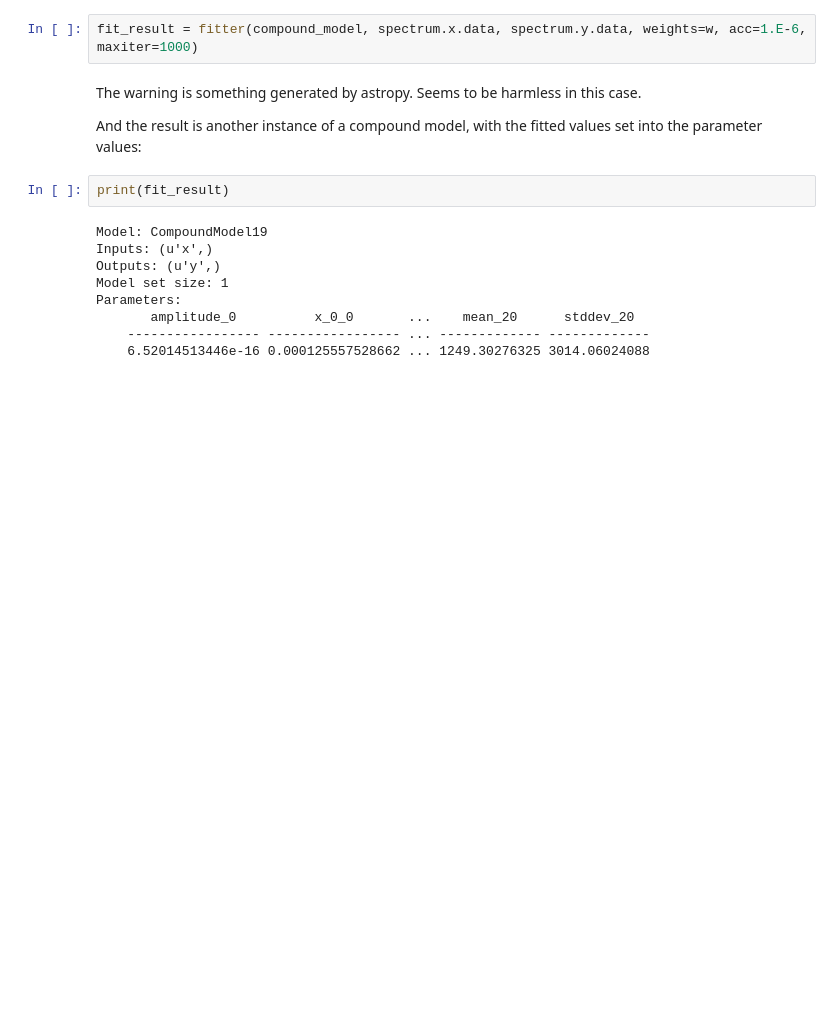
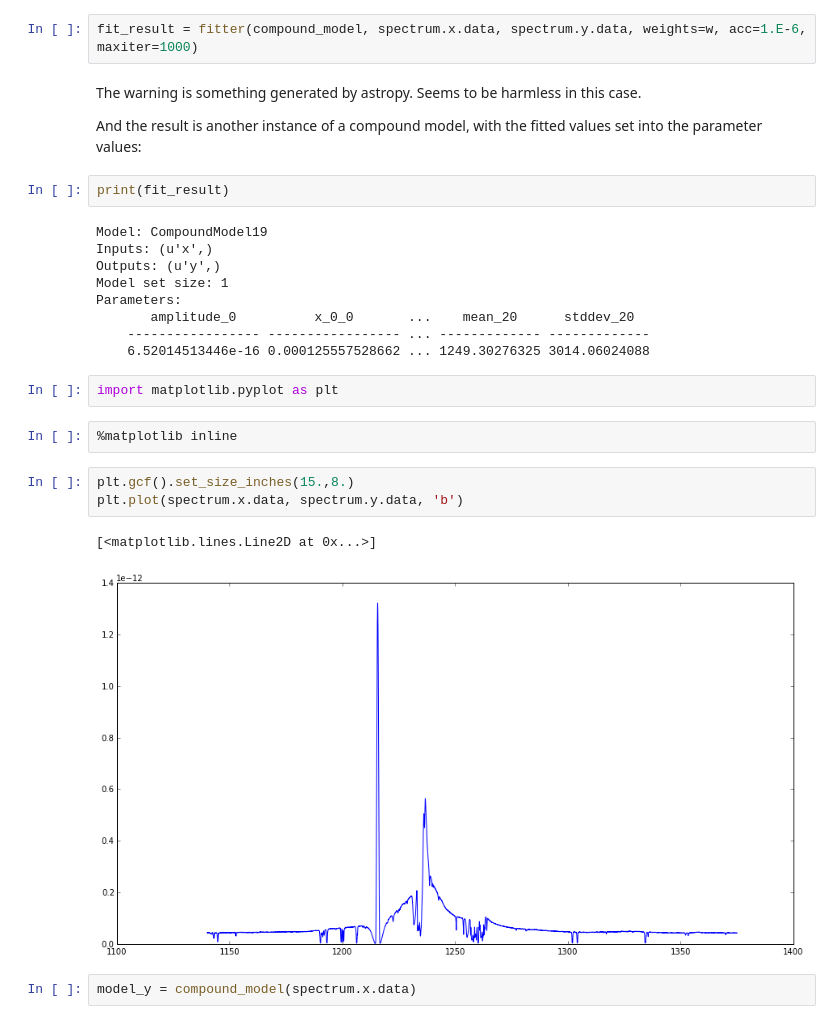
Before and after one commit to ibusko/specfit, a Jupyter notebook: proto/specfit_demo.ipynb, the cells around one changed output. Saved outputs shown, nothing was run; the diff lists cells and outputs as text; blank space fills up the shorter version.

```diff
--- a/proto/specfit_demo.ipynb
+++ b/proto/specfit_demo.ipynb
@@ -89,3 +92,15 @@ Parameters:
        amplitude_0          x_0_0       ...    mean_20      stddev_20
     ----------------- ----------------- ... ------------- -------------
     6.52014513446e-16 0.000125557528662 ... 1249.30276325 3014.06024088
+# %%
+import matplotlib.pyplot as plt
+# %%
+%matplotlib inline
+# %%
+plt.gcf().set_size_inches(15.,8.)
+plt.plot(spectrum.x.data, spectrum.y.data, 'b')
+# %% [output]
+[<matplotlib.lines.Line2D at 0x...>]
+[figure, added]
+# %%
+model_y = compound_model(spectrum.x.data)
```
Also changed, not shown: parts of 3 cells of this notebook, 3 other files.
